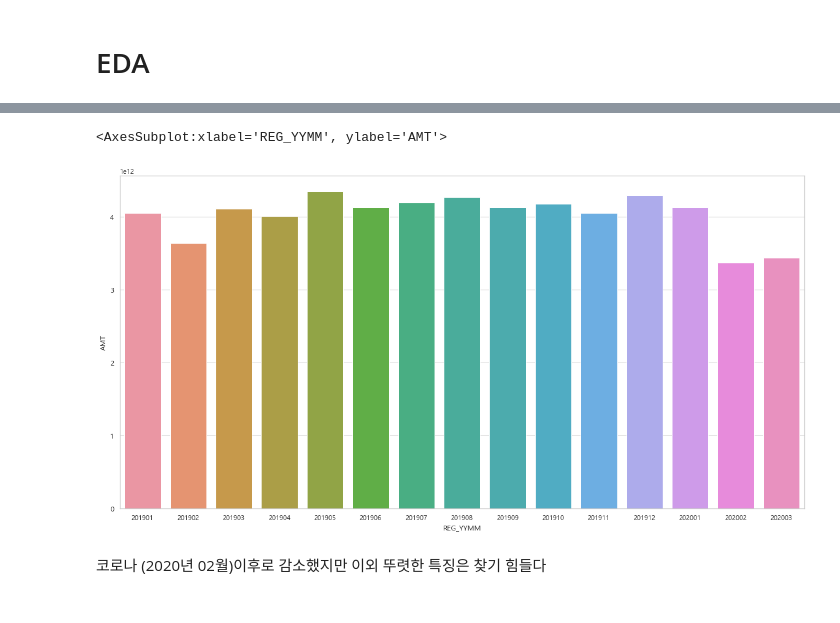
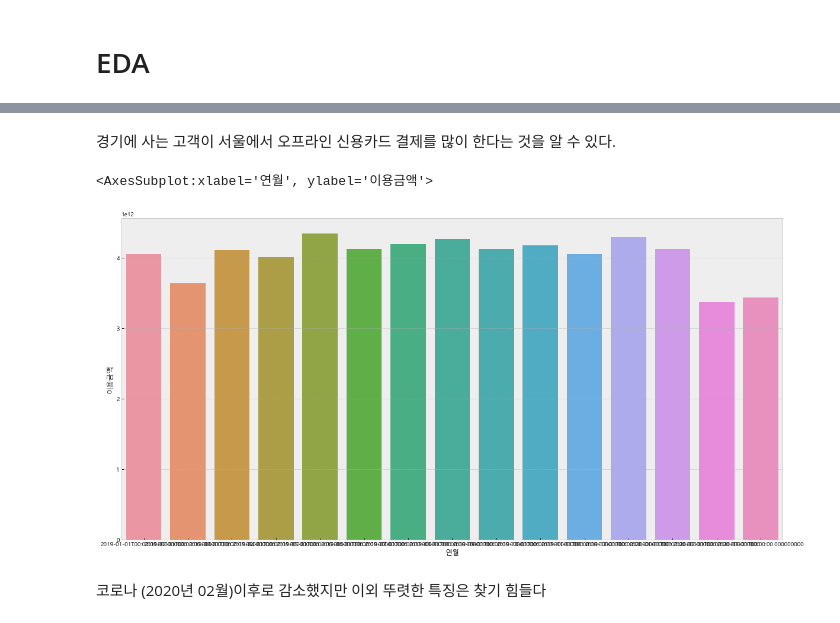
Before and after one commit to kkh9198/PROJECT_2, a Jupyter notebook: PROJECT_2.ipynb, the cells around one changed output, grey strips where cells are left out. Cells and saved outputs as stored; diff of their text form; code cells hidden in the pictures.

```diff
--- a/PROJECT_2.ipynb
+++ b/PROJECT_2.ipynb
@@ -170,5 +227,5 @@ Name: CARD_SIDO_NM, dtype: int64
 # %%
-df['CARD_CCG_NM']=df['CARD_CCG_NM'].fillna('세종')
+df['매장_시군구']=df['매장_시도'].fillna('세종시')
 # %%
 df.isnull().sum()
 # %% [output]
@@ -365,0 +422,3 @@ pd.DataFrame(df.groupby('REG_YYMM')['AMT'].sum()).reset_index()
+# %%
+df=df.drop(['매장_시군구','고객_시군구'],axis=1)
+df.head()
@@ -367,0 +512,6 @@ pd.DataFrame(df.groupby('REG_YYMM')['AMT'].sum()).reset_index()
+# %%
+plt.style.use( 'bmh' )
+df_card_sido.plot( kind = 'bar', figsize = ( 20,10 ), width = 0.8 )
+plt.xticks( rotation = 'horizontal' )
+plt.title( '카드이용 지역 확인', size = 30 )
+plt.show()
@@ -367,0 +520,6 @@ pd.DataFrame(df.groupby('REG_YYMM')['AMT'].sum()).reset_index()
+# %%
+plt.style.use( 'bmh' )
+df_sido.plot( kind = 'bar', figsize = ( 20, 10 ), width = 0.8 )
+plt.xticks( rotation = 'horizontal' )
+plt.title( '카드사용 고객거주 지역 확인', size = 30 )
+plt.show()
@@ -368,8 +528,10 @@ pd.DataFrame(df.groupby('REG_YYMM')['AMT'].sum()).reset_index()
+# %% [markdown]
+경기에 사는 고객이 서울에서 오프라인 신용카드 결제를 많이 한다는 것을 알 수 있다.
 # %%
 plt.figure(figsize=(20,10))
-sns.barplot(data=pd.DataFrame(df.groupby('REG_YYMM')['AMT'].sum()).reset_index(),x='REG_YYMM',y='AMT',ci=None)
+sns.barplot(data=pd.DataFrame(df.groupby('연월')['이용금액'].sum()).reset_index(),x='연월',y='이용금액',ci=None)
 # %% [output]
-<AxesSubplot:xlabel='REG_YYMM', ylabel='AMT'>
+<AxesSubplot:xlabel='연월', ylabel='이용금액'>
-[figure, old version]
+[figure, new version]
 # %% [markdown]
 코로나 (2020년 02월)이후로 감소했지만 이외 뚜렷한 특징은 찾기 힘들다
```
Also changed, not shown: parts of 102 cells of this notebook.
